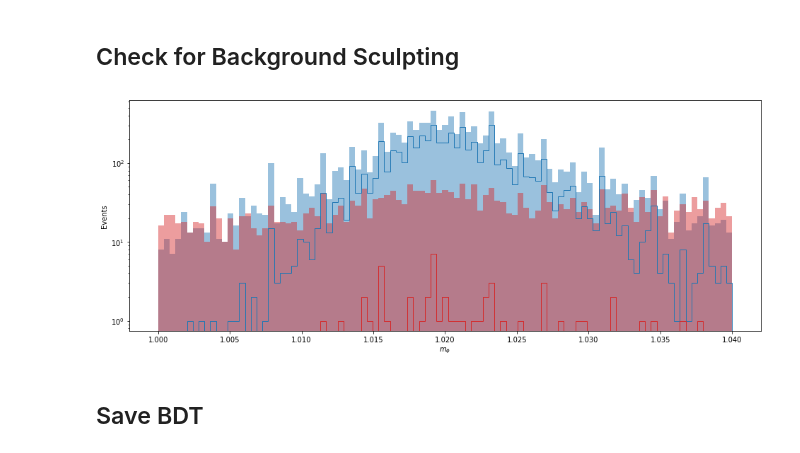
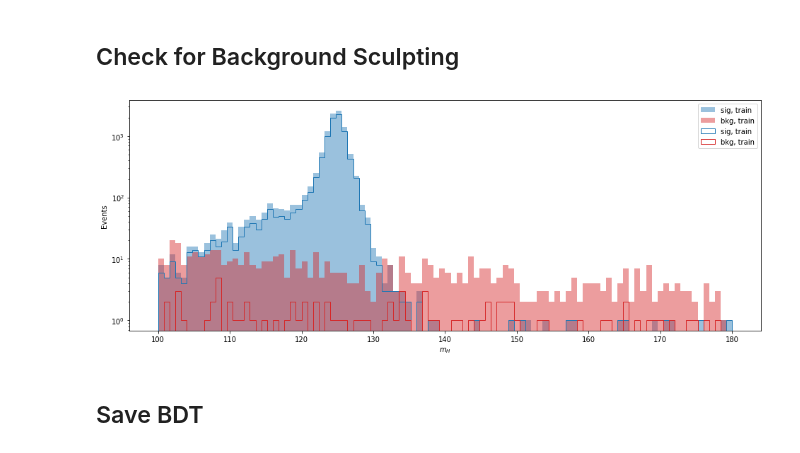
Before and after one commit to jkguiang/rare-higgs, a Jupyter notebook: analysis/bdt.ipynb, the cells around one changed output. Cells and saved outputs as stored; diff of their text form; code cells hidden in the pictures.

Commit message:
updated bg sculpting plot

```diff
--- a/analysis/bdt.ipynb
+++ b/analysis/bdt.ipynb
@@ -224,21 +224,22 @@ plt.ylabel("prediction");
 # %%
 # Suplots setup
 fig, axes = plt.subplots(1,1,figsize=(16,6))
-bins = np.linspace(1,1.04,100)
+bins = np.linspace(100, 180,101)
 
 # Subplot 1: Plot correlation btwn predictions and Higgs mass
 plt.subplot(1, 1, 1)
 # Correlation btwn predictions and Higgs mass
-plt.hist(x_test["recoPhi_mass"][x_test.signal == 1], bins=bins, histtype="stepfilled",alpha=0.45, label="bkg, train",color="C0")
-plt.hist(x_test["recoPhi_mass"][x_test.signal == 0], bins=bins, histtype="stepfilled",alpha=0.45, label="bkg, train",color="C3")
-plt.hist(x_test["recoPhi_mass"][(preds_test > 0.9) & (x_test.signal == 1)], bins=bins, histtype="step",alpha=1.0, label="bkg, train",color="C0")
-plt.hist(x_test["recoPhi_mass"][(preds_test > 0.9) & (x_test.signal == 0)], bins=bins, histtype="step",alpha=1.0, label="bkg, train",color="C3")
+plt.hist(x_test["recoHiggs_mass"][x_test.signal == 1], bins=bins, histtype="stepfilled",alpha=0.45, label="sig, train",color="C0")
+plt.hist(x_test["recoHiggs_mass"][x_test.signal == 0], bins=bins, histtype="stepfilled",alpha=0.45, label="bkg, train",color="C3")
+plt.hist(x_test["recoHiggs_mass"][(preds_test > 0.7) & (x_test.signal == 1)], bins=bins, histtype="step",alpha=1.0, label="sig, train",color="C0")
+plt.hist(x_test["recoHiggs_mass"][(preds_test > 0.7) & (x_test.signal == 0)], bins=bins, histtype="step",alpha=1.0, label="bkg, train",color="C3")
 # Settings
 plt.yscale("log")
-plt.xlabel("$m_{\phi}$");
+plt.xlabel("$m_{H}$");
 plt.ylabel("Events");
+plt.legend();
 # %% [output]
-[figure, old version]
+[figure, new version]
 # %% [markdown]
 ## Save BDT
 # %%
```
